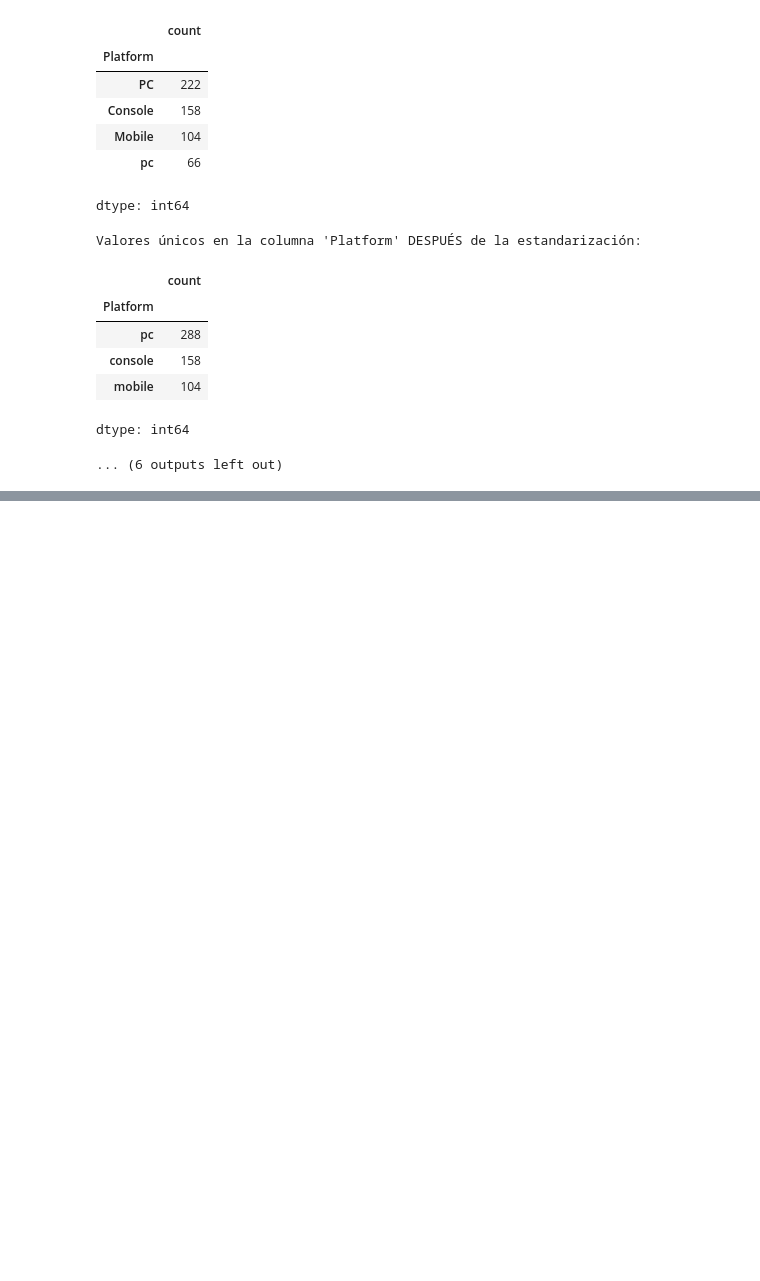
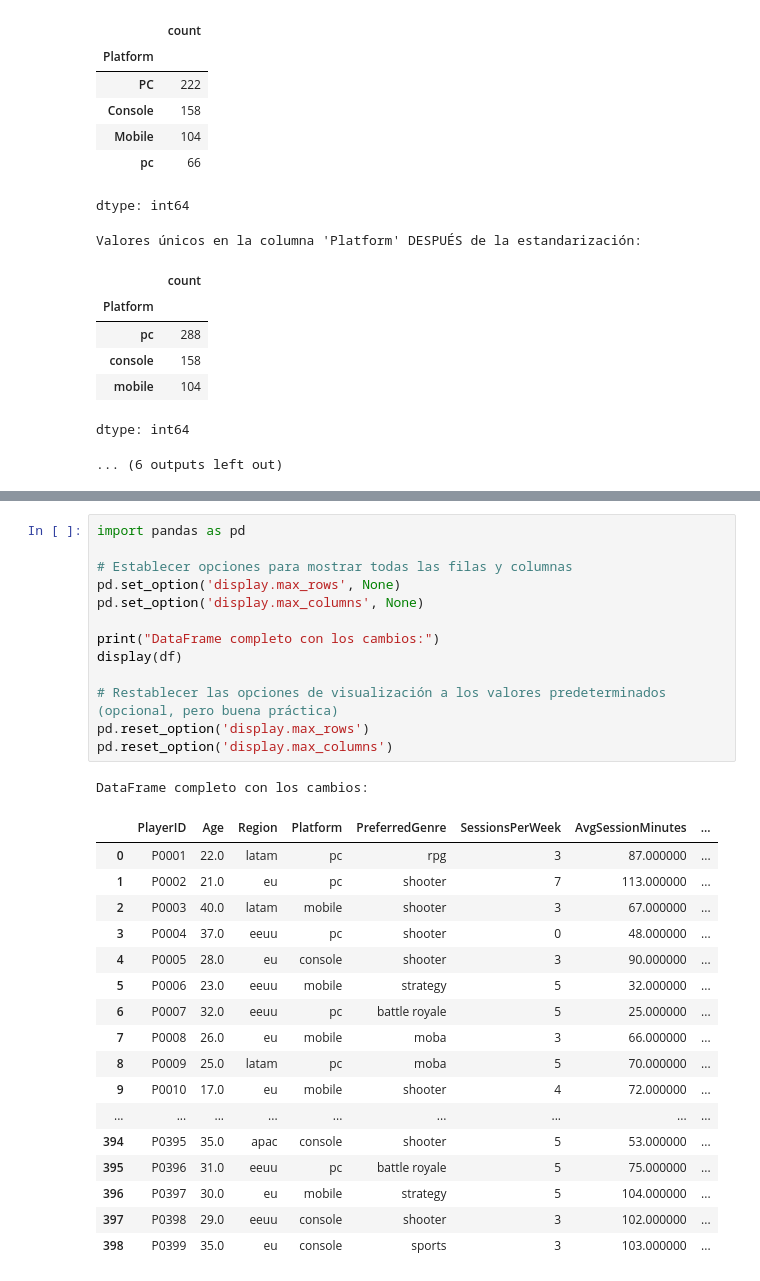
Before and after one commit to paolapeiz/Telemetria_Videojuegos, a Jupyter notebook: TelemetriaVideojuegos.ipynb, the cells around one changed output, grey strips where cells are left out. Drawn from its saved outputs; the diff is of its cells as text; blank space fills up the shorter version.

```diff
--- a/TelemetriaVideojuegos.ipynb
+++ b/TelemetriaVideojuegos.ipynb
@@ -164,0 +164,32 @@ dtype: int64
+# %%
+import pandas as pd
+
+# Establecer opciones para mostrar todas las filas y columnas
+pd.set_option('display.max_rows', None)
+pd.set_option('display.max_columns', None)
+
+print("DataFrame completo con los cambios:")
+display(df)
+
+# Restablecer las opciones de visualización a los valores predeterminados (opcional, pero buena práctica)
+pd.reset_option('display.max_rows')
+pd.reset_option('display.max_columns')
+# %% [output]
+DataFrame completo con los cambios:
+|  | PlayerID | Age | Region | Platform | PreferredGenre | SessionsPerWeek | AvgSessionMinutes | ... |
+| 0 | P0001 | 22.0 | latam | pc | rpg | 3 | 87.000000 | ... |
+| 1 | P0002 | 21.0 | eu | pc | shooter | 7 | 113.000000 | ... |
+| 2 | P0003 | 40.0 | latam | mobile | shooter | 3 | 67.000000 | ... |
+| 3 | P0004 | 37.0 | eeuu | pc | shooter | 0 | 48.000000 | ... |
+| 4 | P0005 | 28.0 | eu | console | shooter | 3 | 90.000000 | ... |
+| 5 | P0006 | 23.0 | eeuu | mobile | strategy | 5 | 32.000000 | ... |
+| 6 | P0007 | 32.0 | eeuu | pc | battle royale | 5 | 25.000000 | ... |
+| 7 | P0008 | 26.0 | eu | mobile | moba | 3 | 66.000000 | ... |
+| 8 | P0009 | 25.0 | latam | pc | moba | 5 | 70.000000 | ... |
+| 9 | P0010 | 17.0 | eu | mobile | shooter | 4 | 72.000000 | ... |
+| ... | ... | ... | ... | ... | ... | ... | ... | ... |
+| 394 | P0395 | 35.0 | apac | console | shooter | 5 | 53.000000 | ... |
+| 395 | P0396 | 31.0 | eeuu | pc | battle royale | 5 | 75.000000 | ... |
+| 396 | P0397 | 30.0 | eu | mobile | strategy | 5 | 104.000000 | ... |
+| 397 | P0398 | 29.0 | eeuu | console | shooter | 3 | 102.000000 | ... |
+| 398 | P0399 | 35.0 | eu | console | sports | 3 | 103.000000 | ... |
```
Also changed, not shown: parts of 2 cells of this notebook.
